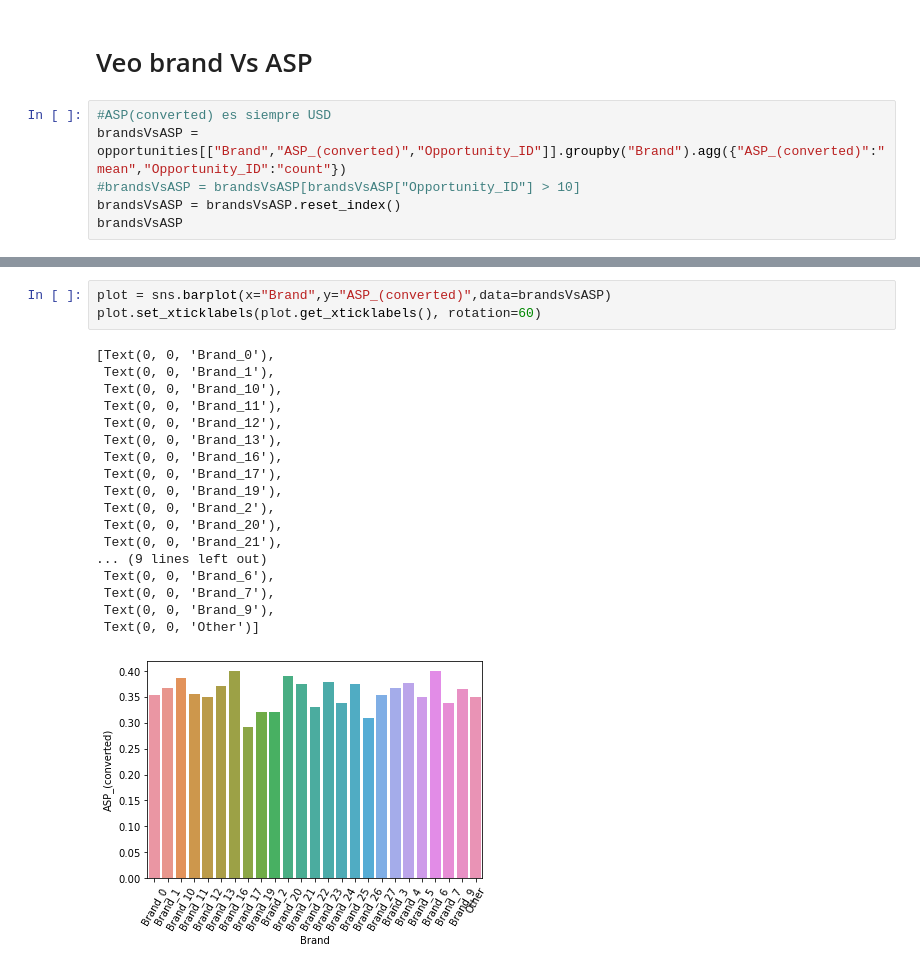
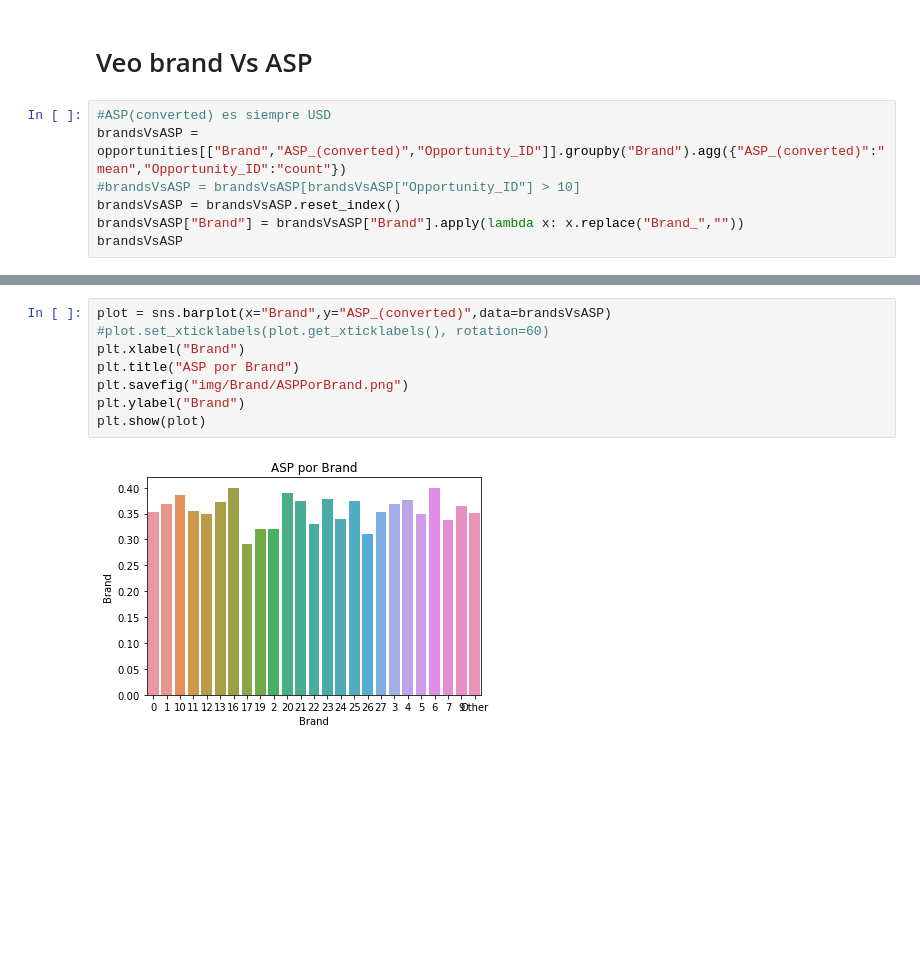
Before and after one commit to RiedelNicolas/75.06-2C2020-TP1, a Jupyter notebook: Brand Analysis.ipynb, the cells around one changed output, grey strips where cells are left out. Saved outputs shown, nothing was run; the diff lists cells and outputs as text; blank space fills up the shorter version.

```diff
--- a/Brand Analysis.ipynb
+++ b/Brand Analysis.ipynb
@@ -173,6 +170,7 @@ plt.show()
 brandsVsASP = opportunities[["Brand","ASP_(converted)","Opportunity_ID"]].groupby("Brand").agg({"ASP_(converted)":"mean","Opportunity_ID":"count"})
 #brandsVsASP = brandsVsASP[brandsVsASP["Opportunity_ID"] > 10]
 brandsVsASP = brandsVsASP.reset_index()
+brandsVsASP["Brand"] = brandsVsASP["Brand"].apply(lambda x: x.replace("Brand_",""))
 brandsVsASP
 # %% [output]
 |  | Brand | ASP_(converted) | Opportunity_ID |
@@ -194,26 +192,14 @@ brandsVsASP
 | 24 | Other | 0.350545 | 378 |
 # %%
 plot = sns.barplot(x="Brand",y="ASP_(converted)",data=brandsVsASP)
-plot.set_xticklabels(plot.get_xticklabels(), rotation=60)
+#plot.set_xticklabels(plot.get_xticklabels(), rotation=60)
+plt.xlabel("Brand")
+plt.title("ASP por Brand")
+plt.savefig("img/Brand/ASPPorBrand.png")
+plt.ylabel("Brand")
+plt.show(plot)
 # %% [output]
-[Text(0, 0, 'Brand_0'),
- Text(0, 0, 'Brand_1'),
- Text(0, 0, 'Brand_10'),
- Text(0, 0, 'Brand_11'),
- Text(0, 0, 'Brand_12'),
- Text(0, 0, 'Brand_13'),
- Text(0, 0, 'Brand_16'),
- Text(0, 0, 'Brand_17'),
- Text(0, 0, 'Brand_19'),
- Text(0, 0, 'Brand_2'),
- Text(0, 0, 'Brand_20'),
- Text(0, 0, 'Brand_21'),
-... (9 lines left out)
- Text(0, 0, 'Brand_6'),
- Text(0, 0, 'Brand_7'),
- Text(0, 0, 'Brand_9'),
- Text(0, 0, 'Other')]
-[figure, old version]
+[figure, new version]
 # %%
 brandsVsASP = brandsVsASP[brandsVsASP["Opportunity_ID"] > 10]
 brandsVsASP
```
Also changed, not shown: parts of 10 cells of this notebook, 16 other files.
